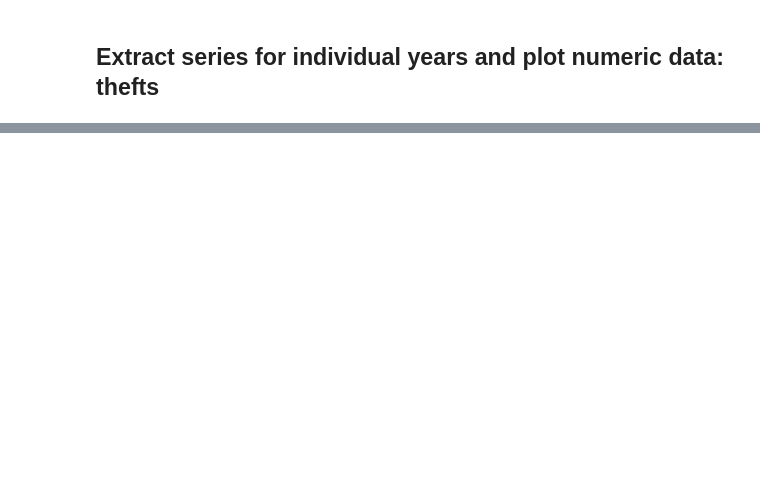
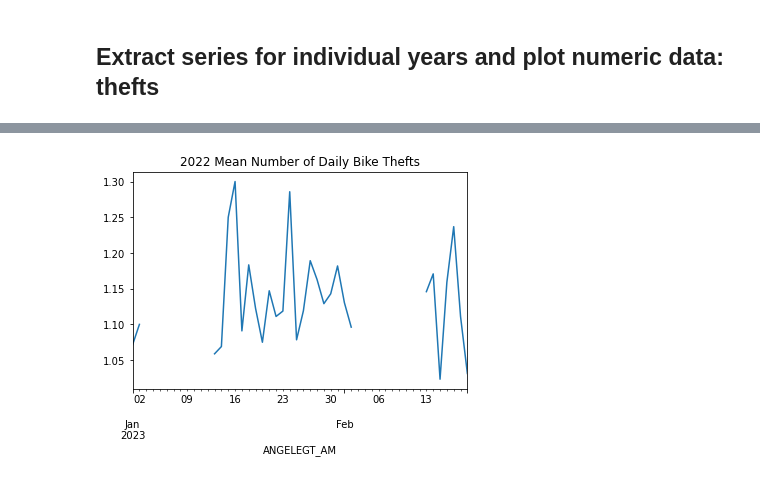
Before and after one commit to cpumarfrohberg/analyze_bike_thefts, a Jupyter notebook: EDA/bike_thefts.ipynb, the cells around one changed output, grey strips where cells are left out. Saved outputs shown, nothing was run; the diff lists cells and outputs as text; code cells hidden in the pictures; blank space fills up the shorter version.

```diff
--- a/EDA/bike_thefts.ipynb
+++ b/EDA/bike_thefts.ipynb
@@ -261,2 +329,10 @@ bike_thefts_series_23.describe()
+# %%
+(bike_thefts_series_23
+.resample('D')
+.mean()
+.plot.line(title = '2022 Mean Number of Daily Bike Thefts') #ignore
+);
+# %% [output]
+[figure, added]
 # %%
 (bike_thefts_series_23
```
Also changed, not shown: parts of 35 cells of this notebook, 1 other file.
